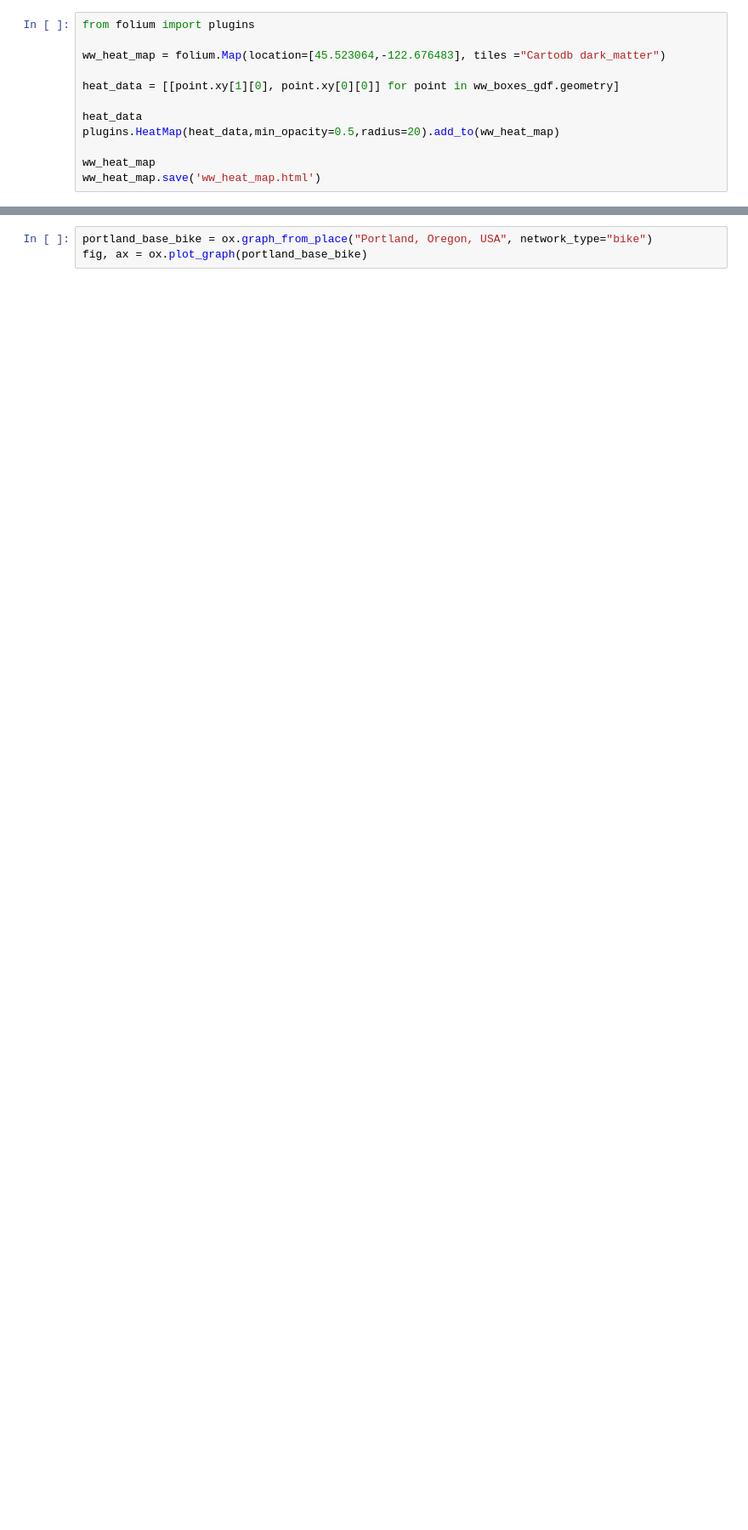
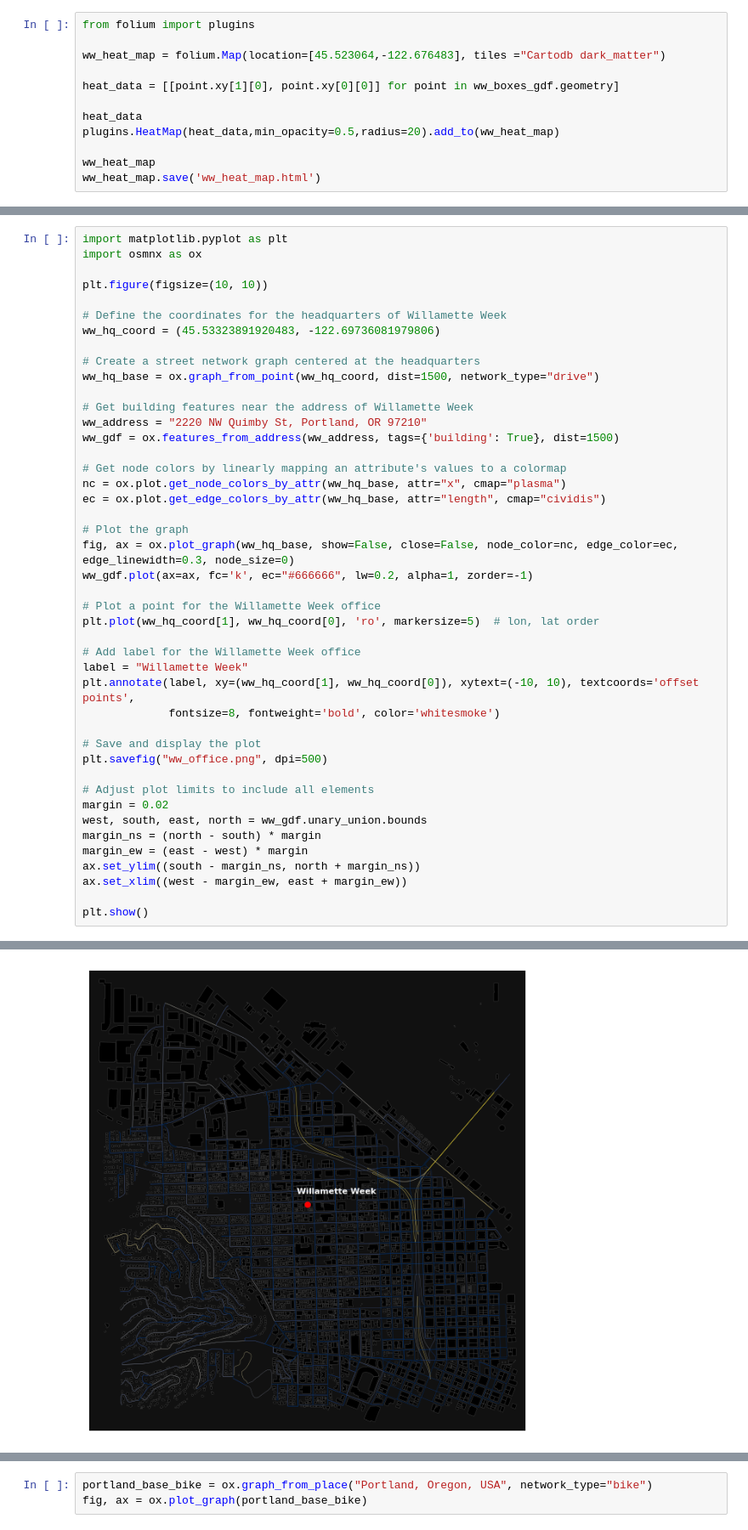
Before and after one commit to idellinger/WW_Project, a Jupyter notebook: WW_box_locations.ipynb, the cells around one changed output, grey strips where cells are left out. Shown at 85% size. Cells and saved outputs as stored; diff of their text form; blank space fills up the shorter version.

```diff
--- a/WW_box_locations.ipynb
+++ b/WW_box_locations.ipynb
@@ -209,0 +265,45 @@ fig, ax = ox.plot_graph(portland_base)
+# %%
+import matplotlib.pyplot as plt
+import osmnx as ox
+
+plt.figure(figsize=(10, 10))
+
+# Define the coordinates for the headquarters of Willamette Week
+ww_hq_coord = (45.53323891920483, -122.69736081979806)
+
+# Create a street network graph centered at the headquarters
+ww_hq_base = ox.graph_from_point(ww_hq_coord, dist=1500, network_type="drive")
+
+# Get building features near the address of Willamette Week
+ww_address = "2220 NW Quimby St, Portland, OR 97210"
+ww_gdf = ox.features_from_address(ww_address, tags={'building': True}, dist=1500)
+
+# Get node colors by linearly mapping an attribute's values to a colormap
+nc = ox.plot.get_node_colors_by_attr(ww_hq_base, attr="x", cmap="plasma")
+ec = ox.plot.get_edge_colors_by_attr(ww_hq_base, attr="length", cmap="cividis")
+
+# Plot the graph
+fig, ax = ox.plot_graph(ww_hq_base, show=False, close=False, node_color=nc, edge_color=ec, edge_linewidth=0.3, node_size=0)
+ww_gdf.plot(ax=ax, fc='k', ec="#666666", lw=0.2, alpha=1, zorder=-1)
+
+# Plot a point for the Willamette Week office
+plt.plot(ww_hq_coord[1], ww_hq_coord[0], 'ro', markersize=5)  # lon, lat order
+
+# Add label for the Willamette Week office
+label = "Willamette Week"
+plt.annotate(label, xy=(ww_hq_coord[1], ww_hq_coord[0]), xytext=(-10, 10), textcoords='offset points',
+             fontsize=8, fontweight='bold', color='whitesmoke')
+
+# Save and display the plot
+plt.savefig("ww_office.png", dpi=500)
+
+# Adjust plot limits to include all elements
+margin = 0.02
+west, south, east, north = ww_gdf.unary_union.bounds
+margin_ns = (north - south) * margin
+margin_ew = (east - west) * margin
+ax.set_ylim((south - margin_ns, north + margin_ns))
+ax.set_xlim((west - margin_ew, east + margin_ew))
+
+plt.show()
+# %% [output]
@@ -209,0 +311 @@ fig, ax = ox.plot_graph(portland_base)
+[figure, added]
```
Also changed, not shown: parts of 19 cells of this notebook, 4 other files.
